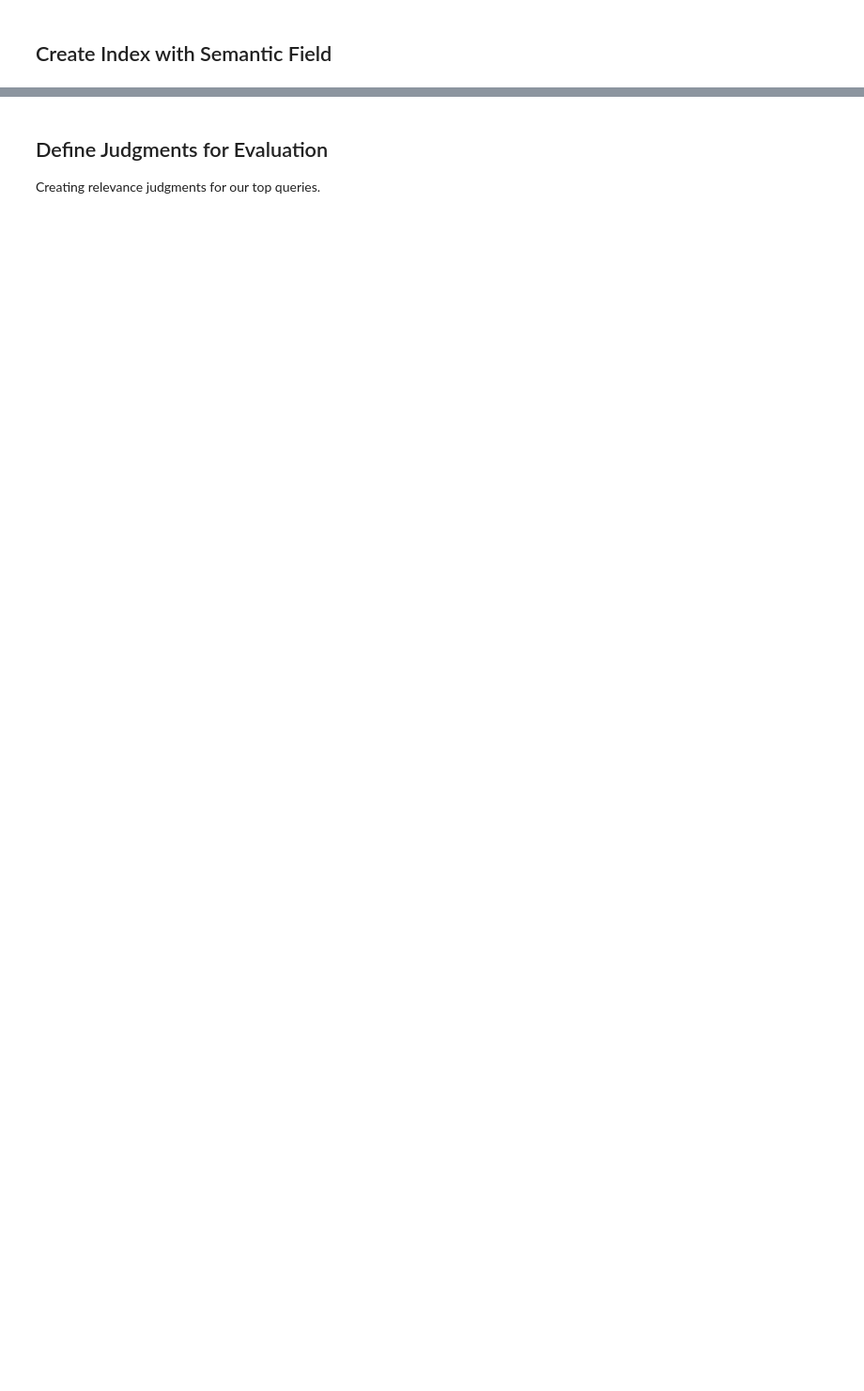
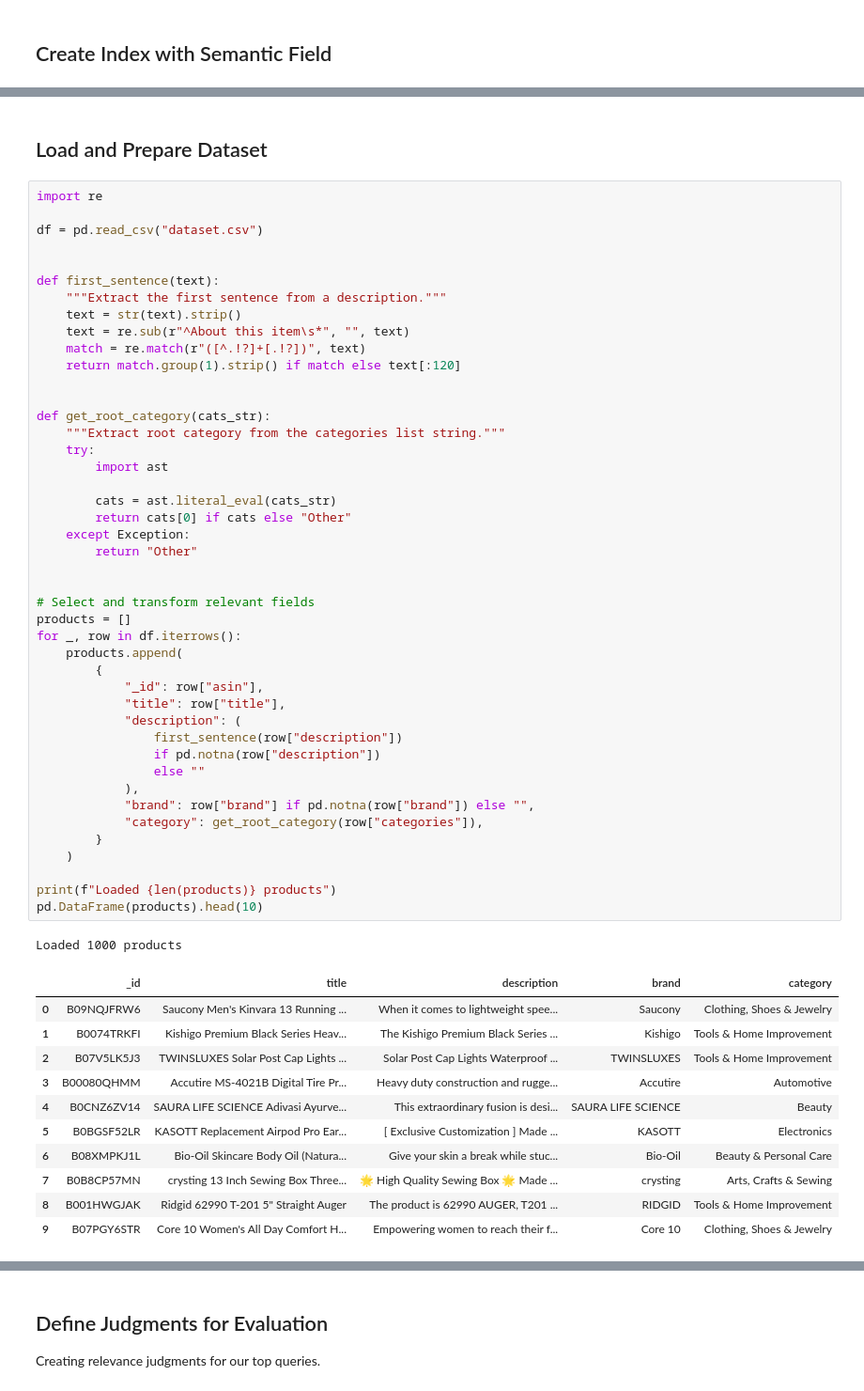
Before and after one commit to Delacrobix/Getting-started-with-relevance-tuning, a Jupyter notebook: notebook.ipynb, the cells around one changed output, grey strips where cells are left out. Shown at 94% size. Cells and saved outputs as stored; diff of their text form; blank space fills up the shorter version.

```diff
--- a/notebook.ipynb
+++ b/notebook.ipynb
@@ -77 +66,60 @@ Created index: ecommerce-products
+# %% [markdown]
+## Load and Prepare Dataset
+# %%
+import re
+
+df = pd.read_csv("dataset.csv")
+
+
+def first_sentence(text):
+    """Extract the first sentence from a description."""
+    text = str(text).strip()
+    text = re.sub(r"^About this item\s*", "", text)
+    match = re.match(r"([^.!?]+[.!?])", text)
+    return match.group(1).strip() if match else text[:120]
+
+
+def get_root_category(cats_str):
+    """Extract root category from the categories list string."""
+    try:
+        import ast
+
+        cats = ast.literal_eval(cats_str)
+        return cats[0] if cats else "Other"
+    except Exception:
+        return "Other"
+
+
+# Select and transform relevant fields
+products = []
+for _, row in df.iterrows():
+    products.append(
+        {
+            "_id": row["asin"],
+            "title": row["title"],
+            "description": (
+                first_sentence(row["description"])
+                if pd.notna(row["description"])
+                else ""
+            ),
+            "brand": row["brand"] if pd.notna(row["brand"]) else "",
+            "category": get_root_category(row["categories"]),
+        }
+    )
+
+print(f"Loaded {len(products)} products")
+pd.DataFrame(products).head(10)
+# %% [output]
+Loaded 1000 products
+|  | _id | title | description | brand | category |
+| 0 | B09NQJFRW6 | Saucony Men's Kinvara 13 Running ... | When it comes to lightweight spee... | Saucony | Clothing, Shoes & Jewelry |
+| 1 | B0074TRKFI | Kishigo Premium Black Series Heav... | The Kishigo Premium Black Series ... | Kishigo | Tools & Home Improvement |
+| 2 | B07V5LK5J3 | TWINSLUXES Solar Post Cap Lights ... | Solar Post Cap Lights Waterproof ... | TWINSLUXES | Tools & Home Improvement |
+| 3 | B00080QHMM | Accutire MS-4021B Digital Tire Pr... | Heavy duty construction and rugge... | Accutire | Automotive |
+| 4 | B0CNZ6ZV14 | SAURA LIFE SCIENCE Adivasi Ayurve... | This extraordinary fusion is desi... | SAURA LIFE SCIENCE | Beauty |
+| 5 | B0BGSF52LR | KASOTT Replacement Airpod Pro Ear... | [ Exclusive Customization ] Made ... | KASOTT | Electronics |
+| 6 | B08XMPKJ1L | Bio-Oil Skincare Body Oil (Natura... | Give your skin a break while stuc... | Bio-Oil | Beauty & Personal Care |
+| 7 | B0B8CP57MN | crysting 13 Inch Sewing Box Three... | 🌟 High Quality Sewing Box 🌟 Made ... | crysting | Arts, Crafts & Sewing |
+| 8 | B001HWGJAK | Ridgid 62990 T-201 5" Straight Auger | The product is 62990 AUGER, T201 ... | RIDGID | Tools & Home Improvement |
+| 9 | B07PGY6STR | Core 10 Women's All Day Comfort H... | Empowering women to reach their f... | Core 10 | Clothing, Shoes & Jewelry |
 # %% [markdown]
```
Also changed, not shown: parts of 22 cells of this notebook, 3 other files.
